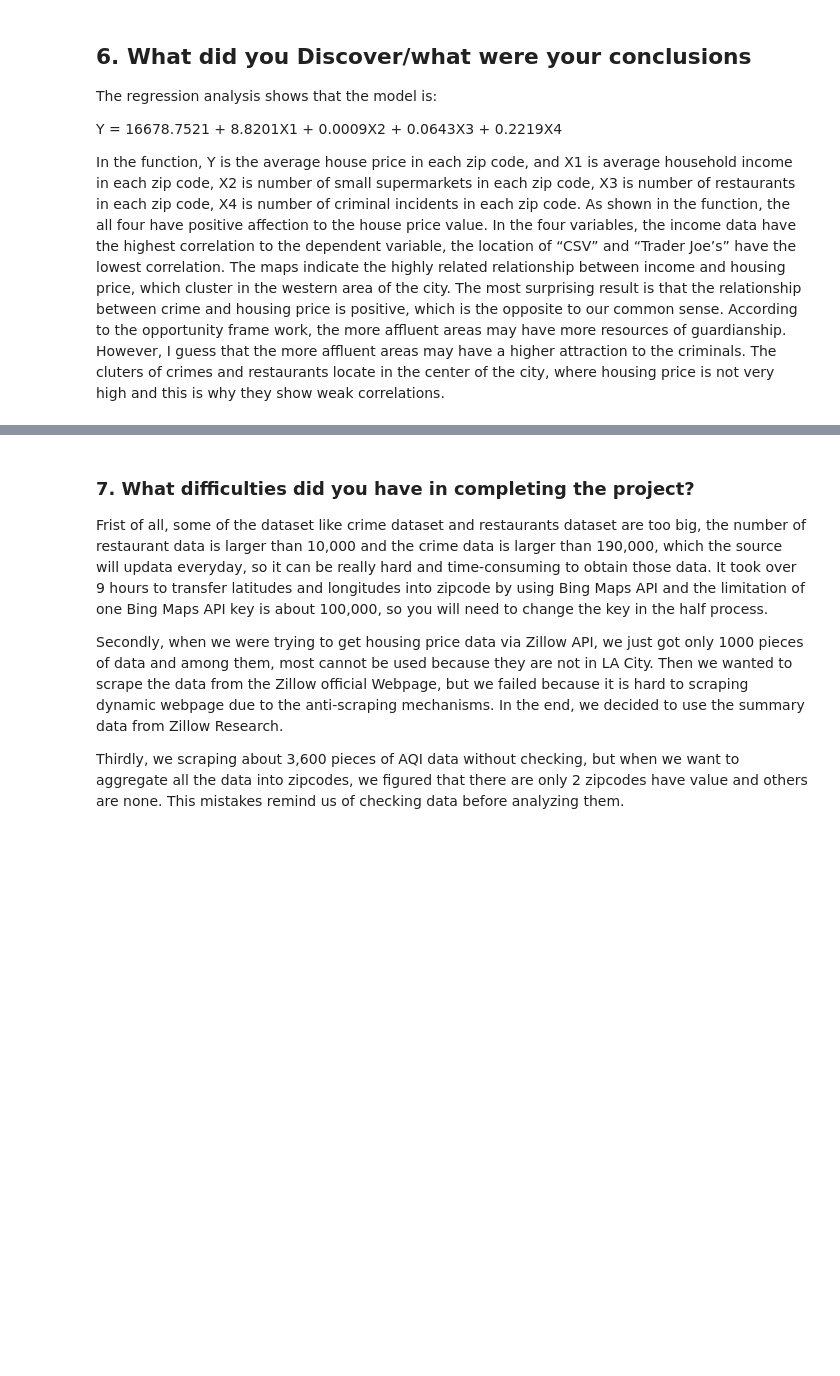
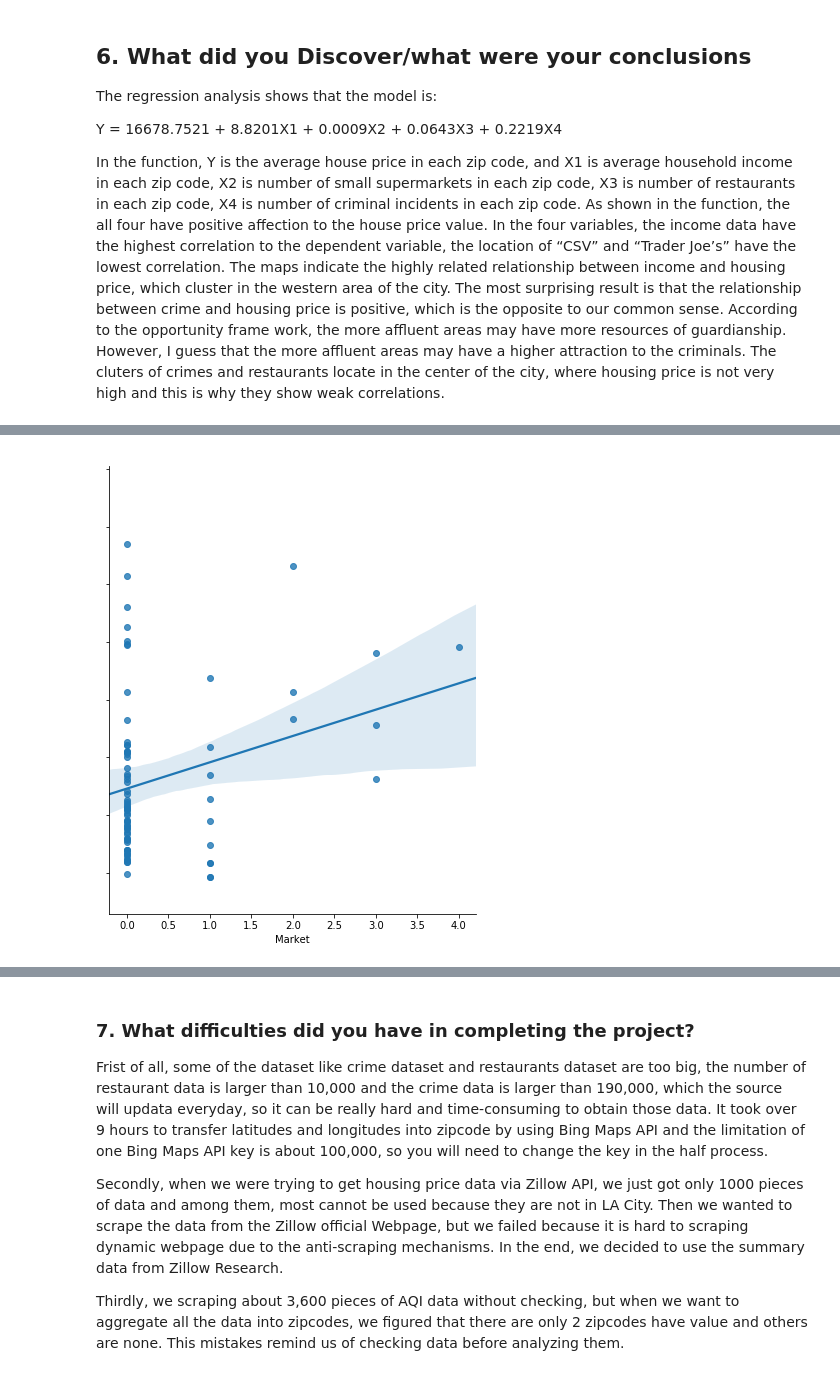
Before and after one commit to InvictusYing/INF-510-Final_Project, a Jupyter notebook: Zhongying_Wang.ipynb, the cells around one changed output, grey strips where cells are left out. Cells and saved outputs as stored; diff of their text form; code cells hidden in the pictures; blank space fills up the shorter version.

```diff
--- a/Zhongying_Wang.ipynb
+++ b/Zhongying_Wang.ipynb
@@ -51,0 +39,4 @@ In the function, Y is the average house price in each zip code, and X1 is averag
+# %%
+Image("figure_2.png")
+# %% [output]
+[figure, added]
```
Also changed, not shown: parts of 17 cells of this notebook.
